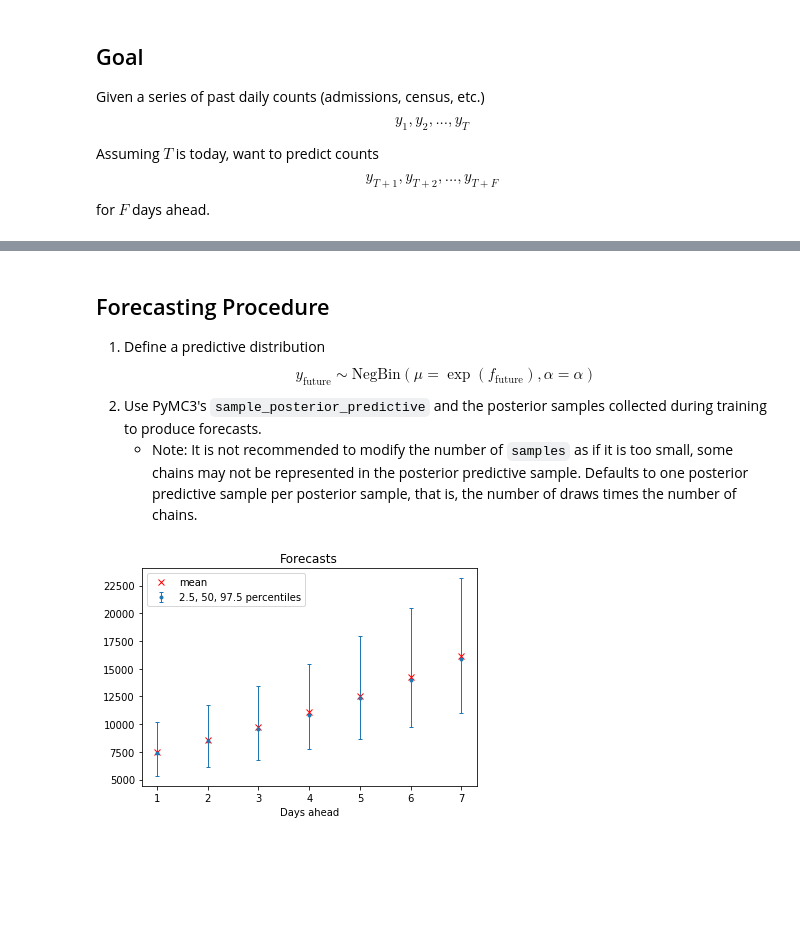
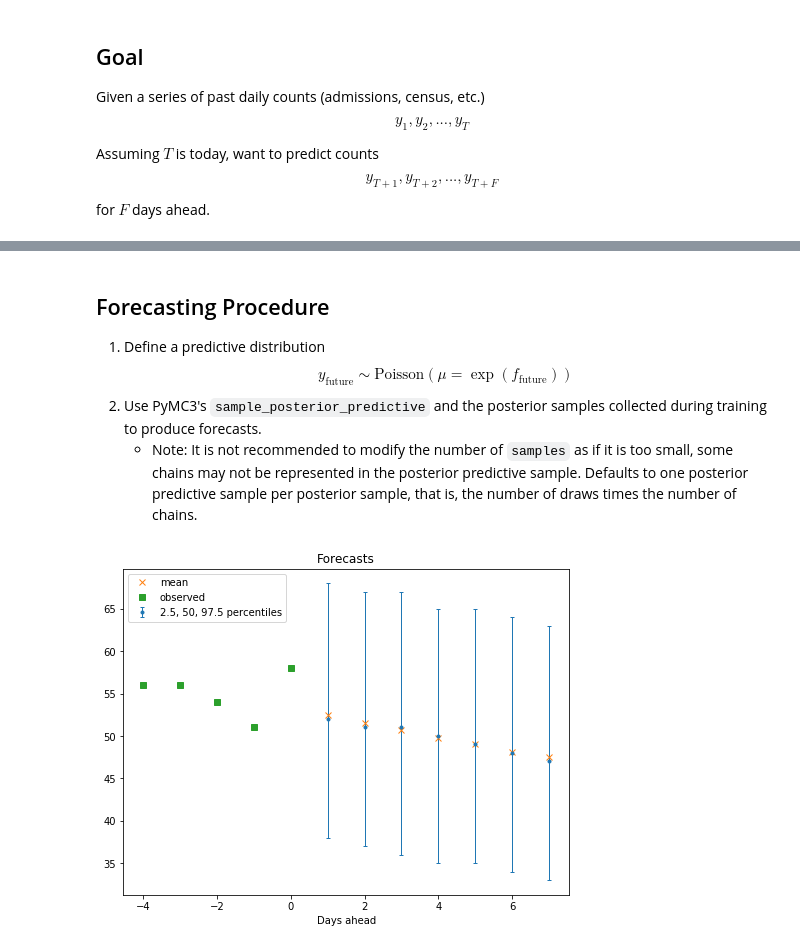
Before and after one commit to tufts-ml/covid19-forecasting, a Jupyter notebook: baseline-predictions/notebooks/AR_model.ipynb, the cells around one changed output, grey strips where cells are left out. Drawn from its saved outputs; the diff is of its cells as text; code cells hidden in the pictures; blank space fills up the shorter version.

```diff
--- a/baseline-predictions/notebooks/AR_model.ipynb
+++ b/baseline-predictions/notebooks/AR_model.ipynb
@@ -49,11 +54,11 @@ import pandas as pd
 import matplotlib.pyplot as plt
 import theano.tensor as tt
 # %%
-df = pd.read_csv("../Middlesex.csv")
-y = df['cases'].astype(float)
+df = pd.read_csv('../mass_dot_gov_datasets/boston_medical_center_2020-04-29_to_2020-06-22.csv')
+y = df['hospitalized_total_covid_patients_suspected_and_confirmed_including_icu'].astype(float)
 T = len(y)
 # %%
-W = 4
+W = 2
 F = 7
 
 with pm.Model() as model:
@@ -65,8 +70,9 @@ with pm.Model() as model:
         rho.append(beta)
     f = pm.AR('f', rho, sigma=0.01, constant=True, shape=T+F)
 
-    alpha = pm.TruncatedNormal('alpha', mu=50, sigma=50, lower=0)
-    y_past = pm.NegativeBinomial('y_past', mu=tt.exp(f[:T]), alpha=alpha, observed=y)
+    y_past = pm.Poisson('y_past', mu=tt.exp(f[:T]), observed=y)
+
+    y_logp = pm.Deterministic('y_logp', y_past.logpt)
 # %%
 with model:
     trace = pm.sample(5000, tune=1000, random_seed=42)
@@ -93,38 +101,41 @@ pm.traceplot(trace);
 # %% [markdown]
 ## Forecasting Procedure
 
-1. Define a predictive distribution $$y_\text{future} \sim \text{NegBin}(\mu=\exp(f_\text{future}), \alpha=\alpha)$$
+1. Define a predictive distribution $$y_\text{future} \sim \text{Poisson}(\mu=\exp(f_\text{future}))$$
 1. Use PyMC3's `sample_posterior_predictive` and the posterior samples collected during training to produce forecasts.
     - Note: It is not recommended to modify the number of `samples` as if it is too small, some chains may not be represented in the posterior predictive sample. Defaults to one posterior predictive sample per posterior sample, that is, the number of draws times the number of chains.
 # %%
 with model:
-    y_future = pm.NegativeBinomial('y_future', mu=tt.exp(f[-F:]), alpha=alpha, shape=F)
+    y_future = pm.Poisson('y_future', mu=tt.exp(f[-F:]), shape=F)
     forecasts = pm.sample_posterior_predictive(trace, vars=[y_future], random_seed=42)
 
 samples = forecasts['y_future']
 # %%
 low = np.zeros(F)
 high = np.zeros(F)
 mean = np.zeros(F)
 median = np.zeros(F)
 
 for i in range(F):
     low[i] = np.percentile(samples[:,i], 2.5)
     high[i] = np.percentile(samples[:,i], 97.5)
     median[i] = np.percentile(samples[:,i], 50)
     mean[i] = np.mean(samples[:,i])
 
-xticks = np.arange(1,F+1)
-plt.errorbar(xticks, median,
+plt.figure(figsize=(8,6))
+x_future = np.arange(1,F+1)
+plt.errorbar(x_future, median,
              yerr=[median-low, high-median],
              capsize=2, fmt='.', linewidth=1,
              label='2.5, 50, 97.5 percentiles');
-plt.plot(xticks, mean, 'rx', label='mean');
+plt.plot(x_future, mean, 'x', label='mean');
+x_past = np.arange(-4,1)
+plt.plot(x_past, y[-5:], 's', label='observed')
 plt.legend();
 plt.title('Forecasts');
 plt.xlabel('Days ahead');
 # %% [output]
-[figure, old version]
+[figure, new version]
 # %% [markdown]
 ## Heldout Scoring Procedure
 
```
Also changed, not shown: parts of 26 cells of this notebook, 2 other files.
